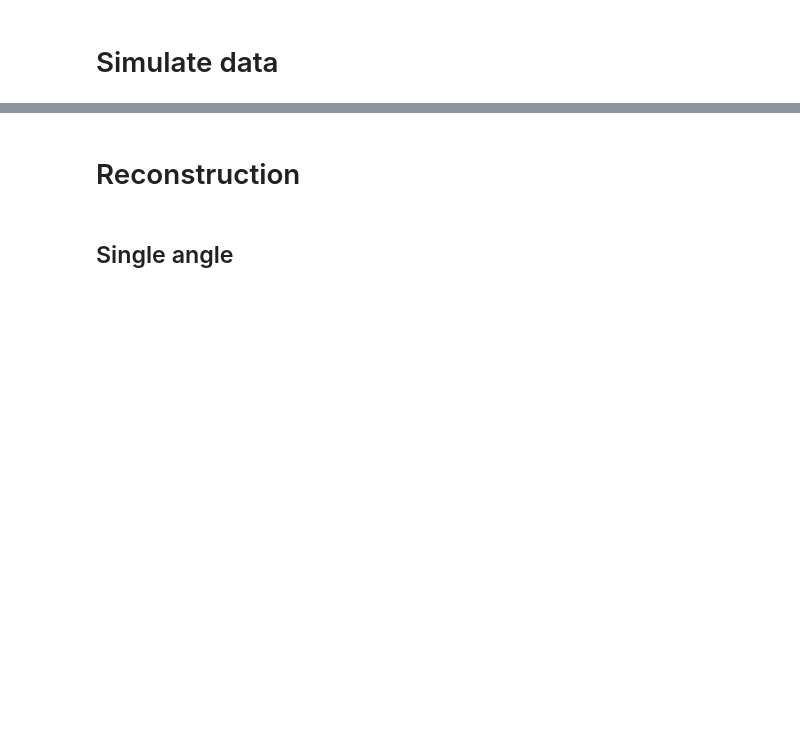
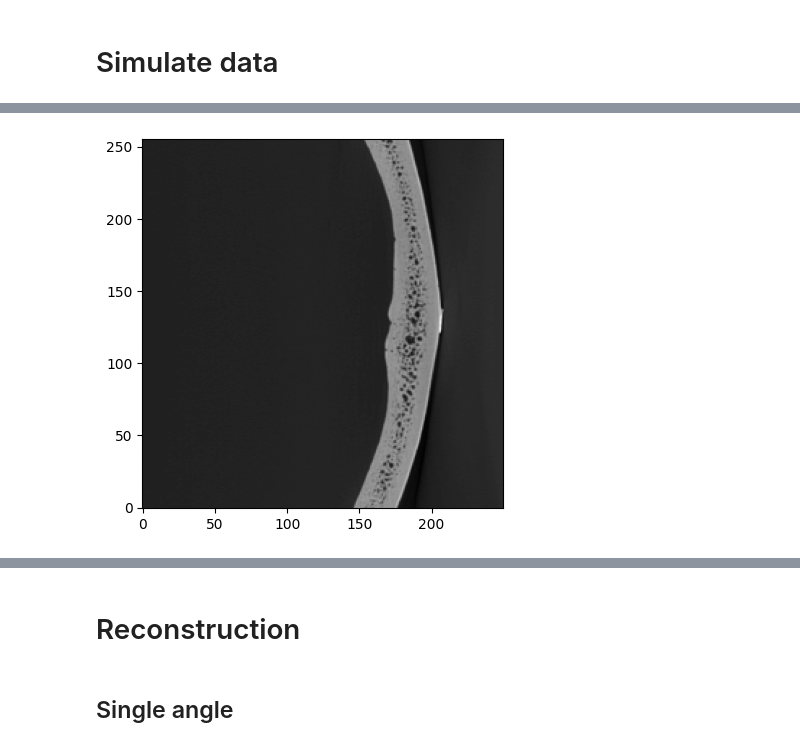
Before and after one commit to thomasrribeiro/brainhackFUS, a Jupyter notebook: notebooks/recon_skull.ipynb, the cells around one changed output, grey strips where cells are left out. Saved outputs shown, nothing was run; the diff lists cells and outputs as text; code cells hidden in the pictures; blank space fills up the shorter version.

```diff
--- a/notebooks/recon_skull.ipynb
+++ b/notebooks/recon_skull.ipynb
@@ -29,7 +33,7 @@ import pydicom
 # define skull slice
 skull_dicom = pydicom.dcmread("../data/skull_slice.dcm")
 skull_array = skull_dicom.pixel_array.astype(np.int16)
-skull_array = skull_array[:500, 500:-500]
+skull_array = skull_array[:500, 600:-600]
 skull_array = np.flipud(skull_array)
 downsampling_factor = 2
 new_shape = (skull_array.shape[0] // downsampling_factor, skull_array.shape[1] // downsampling_factor)
@@ -37,3 +41,4 @@ skull_array = jax.image.resize(skull_array, new_shape, method='nearest').T
 plt.imshow(skull_array, cmap='gray')
 plt.gca().invert_yaxis()
 plt.show()
+# %% [output]
@@ -40,3 +46,4 @@ plt.show()
+[figure, added]
 # %%
 # define spatial parameters
 N = np.array(skull_array.shape).astype(int) # grid size [grid points]
```
Also changed, not shown: parts of 16 cells of this notebook.
